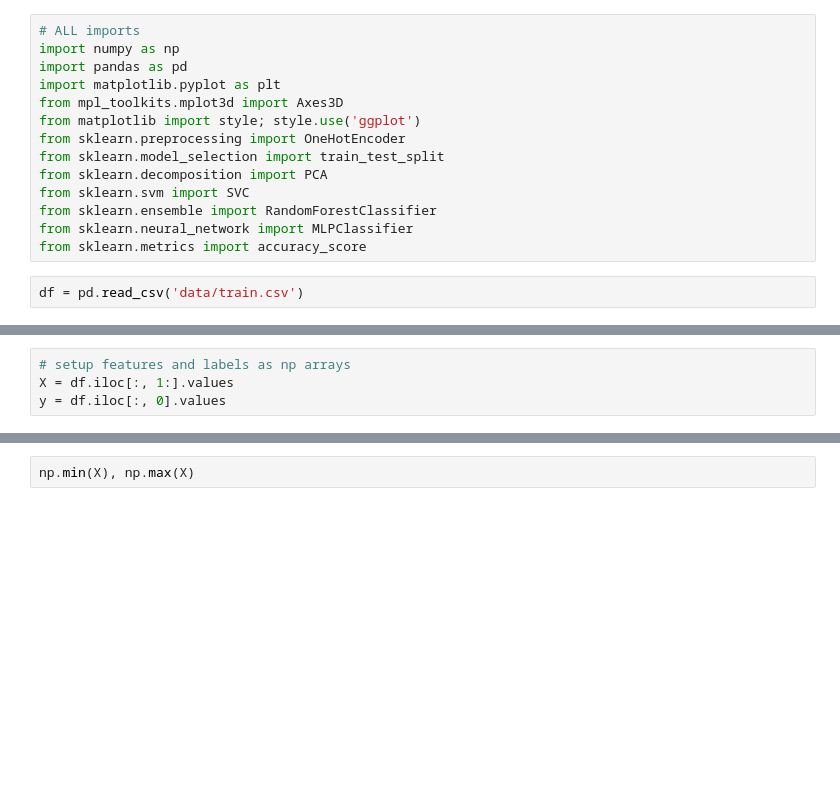
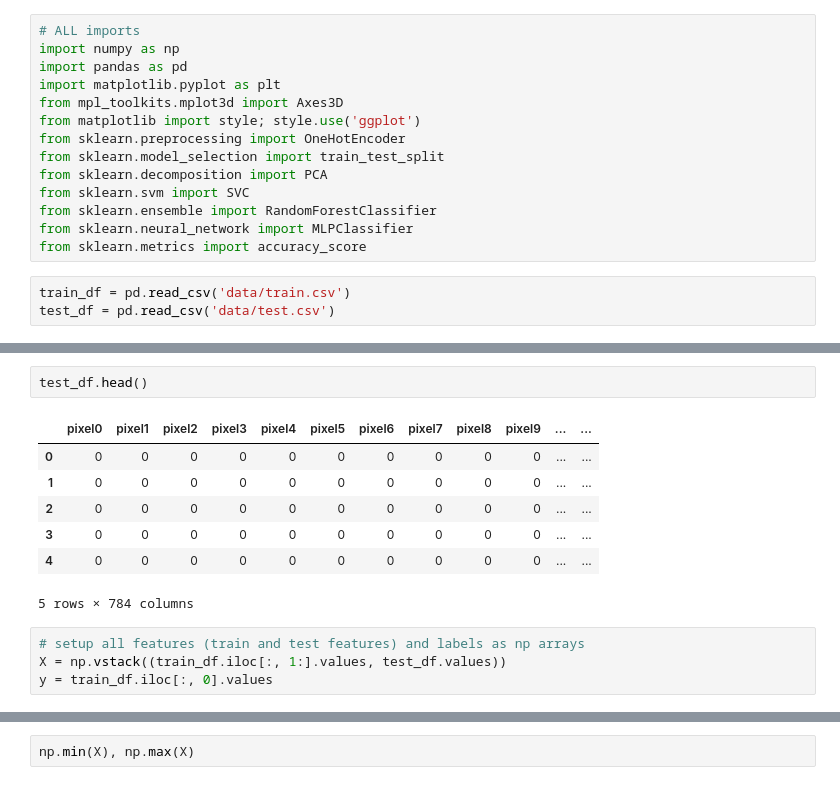
Before and after one commit to neil-ash/Kaggle, a Jupyter notebook: MNIST/MNIST_Revisited.ipynb, the cells around one changed output, grey strips where cells are left out. Drawn from its saved outputs; the diff is of its cells as text; blank space fills up the shorter version.

```diff
--- a/MNIST/MNIST_Revisited.ipynb
+++ b/MNIST/MNIST_Revisited.ipynb
@@ -26,5 +18,6 @@ from sklearn.ensemble import RandomForestClassifier
 from sklearn.neural_network import MLPClassifier
 from sklearn.metrics import accuracy_score
 # %%
-df = pd.read_csv('data/train.csv')
+train_df = pd.read_csv('data/train.csv')
+test_df = pd.read_csv('data/test.csv')
 # %%
@@ -37,10 +30,20 @@ df.head()
 | 3 | 4 | 0 | 0 | 0 | 0 | 0 | 0 | 0 | 0 | 0 | ... | ... |
 | 4 | 0 | 0 | 0 | 0 | 0 | 0 | 0 | 0 | 0 | 0 | ... | ... |
 5 rows × 785 columns
+# %%
+test_df.head()
+# %% [output]
+|  | pixel0 | pixel1 | pixel2 | pixel3 | pixel4 | pixel5 | pixel6 | pixel7 | pixel8 | pixel9 | ... | ... |
+| 0 | 0 | 0 | 0 | 0 | 0 | 0 | 0 | 0 | 0 | 0 | ... | ... |
+| 1 | 0 | 0 | 0 | 0 | 0 | 0 | 0 | 0 | 0 | 0 | ... | ... |
+| 2 | 0 | 0 | 0 | 0 | 0 | 0 | 0 | 0 | 0 | 0 | ... | ... |
+| 3 | 0 | 0 | 0 | 0 | 0 | 0 | 0 | 0 | 0 | 0 | ... | ... |
+| 4 | 0 | 0 | 0 | 0 | 0 | 0 | 0 | 0 | 0 | 0 | ... | ... |
+5 rows × 784 columns
 # %%
-# setup features and labels as np arrays
-X = df.iloc[:, 1:].values
-y = df.iloc[:, 0].values
+# setup all features (train and test features) and labels as np arrays
+X = np.vstack((train_df.iloc[:, 1:].values, test_df.values))
+y = train_df.iloc[:, 0].values
 # %%
 X.shape, y.shape
 # %% [output]
```
Also changed, not shown: parts of 28 cells of this notebook.
